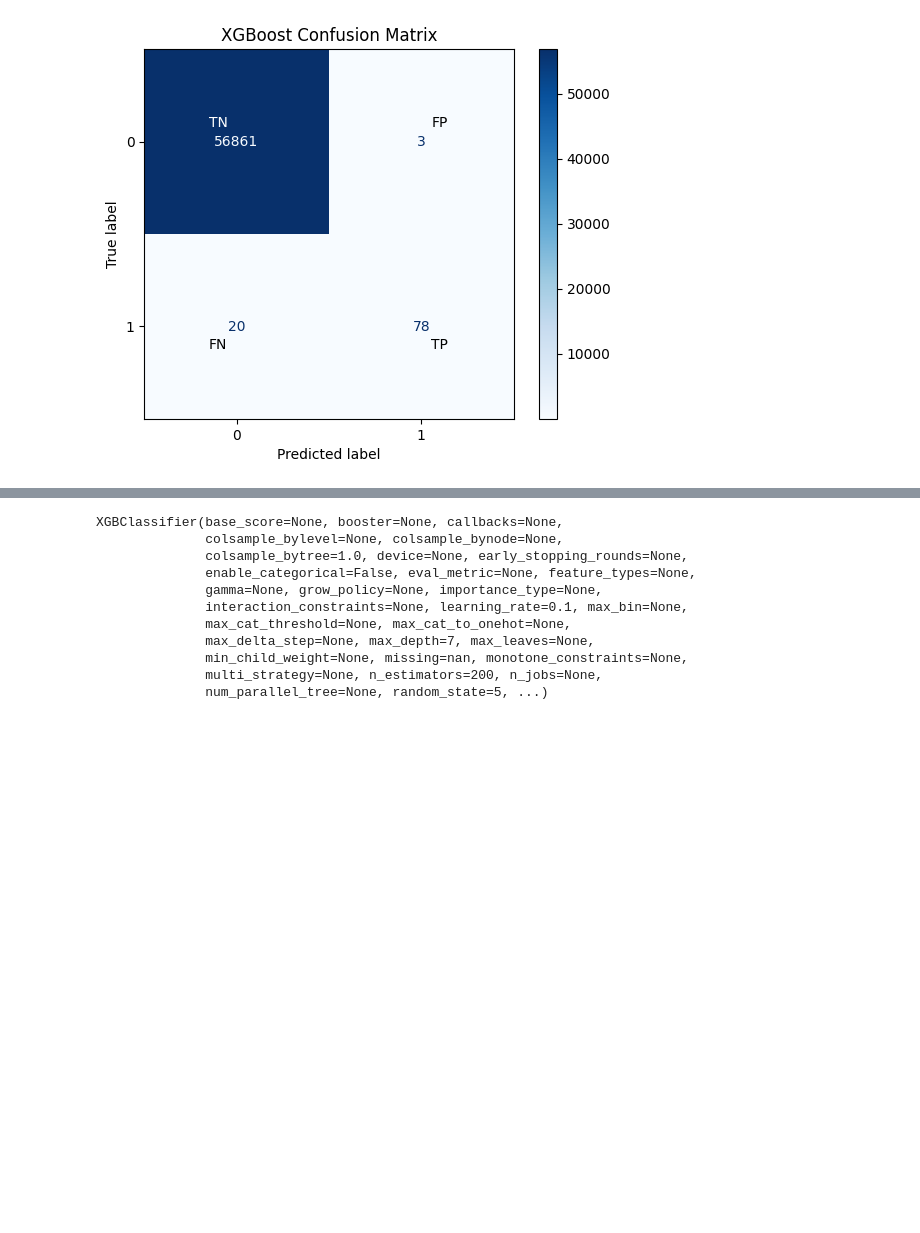
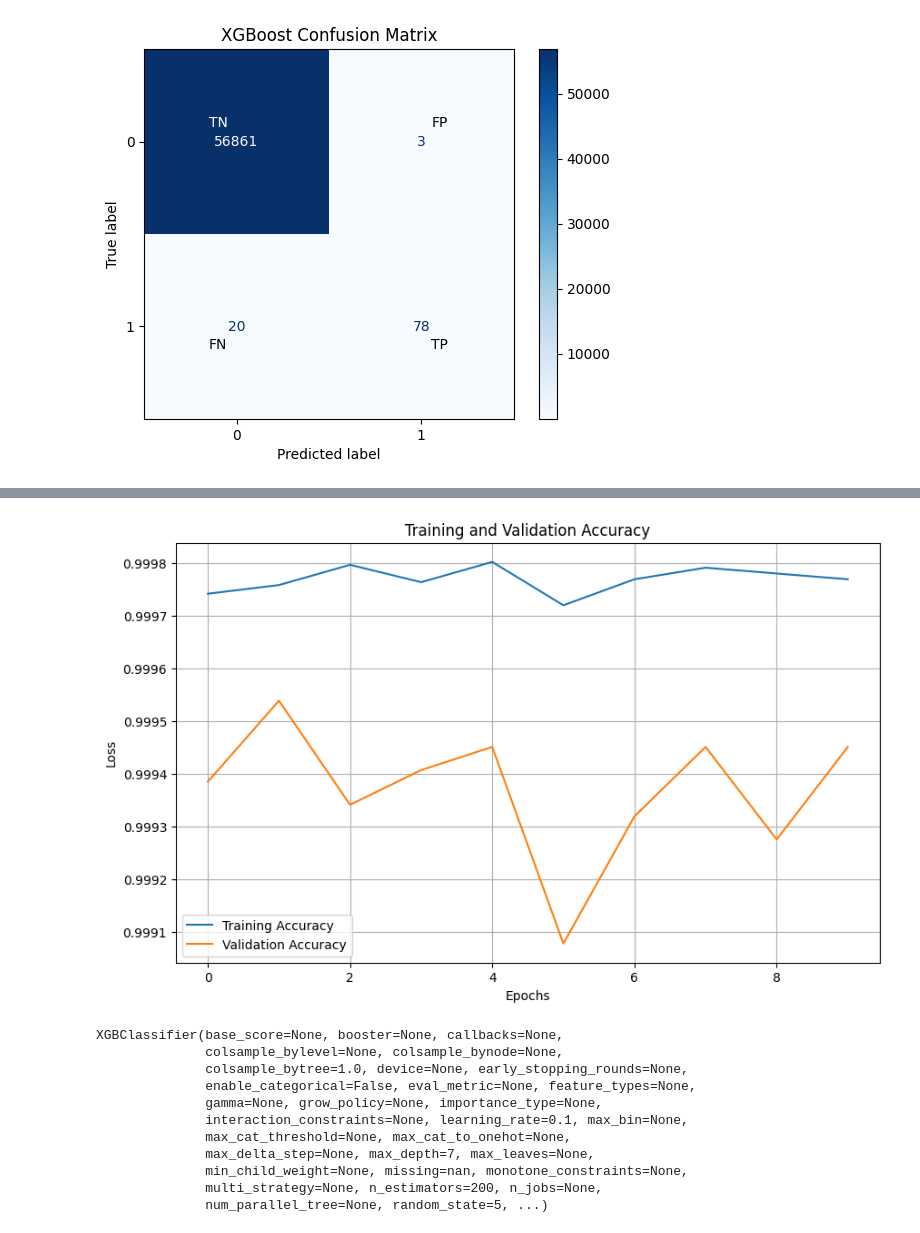
Before and after one commit to Oshgig/FRAUD-DETECTION, a Jupyter notebook: Project_code.ipynb, the cells around one changed output, grey strips where cells are left out. Saved outputs shown, nothing was run; the diff lists cells and outputs as text; code cells hidden in the pictures; blank space fills up the shorter version.

Commit message:
Plot og graph

```diff
--- a/Project_code.ipynb
+++ b/Project_code.ipynb
@@ -513 +531,14 @@ Epoch 6/10
 weighted avg       1.00      1.00      1.00    227845
+# %%
+history = model_ANN.fit(X_train_scaled, y_train,validation_split=0.2, callbacks=[early_stopping], epochs=10, batch_size=32)
+
+plt.figure(figsize=(10, 6))
+plt.plot(history.history['accuracy'], label='Training Accuracy')
+plt.plot(history.history['val_accuracy'], label='Validation Accuracy')
+plt.xlabel('Epochs')
+plt.ylabel('Loss')
+plt.title('Training and Validation Accuracy')
+plt.legend()
+plt.grid(True)
+plt.show()
+# %% [output]
@@ -514,3 +565,4 @@ weighted avg       1.00      1.00      1.00    227845
+[figure, added]
 # %%
 # Train traditional ML models
 rf = RandomForestClassifier(class_weight={0: 1, 1: 12}, criterion='entropy', max_depth=12, max_features='log2', min_samples_leaf=10, n_estimators=30, n_jobs=-1, random_state=5)
```
Also changed, not shown: parts of 7 cells of this notebook.
